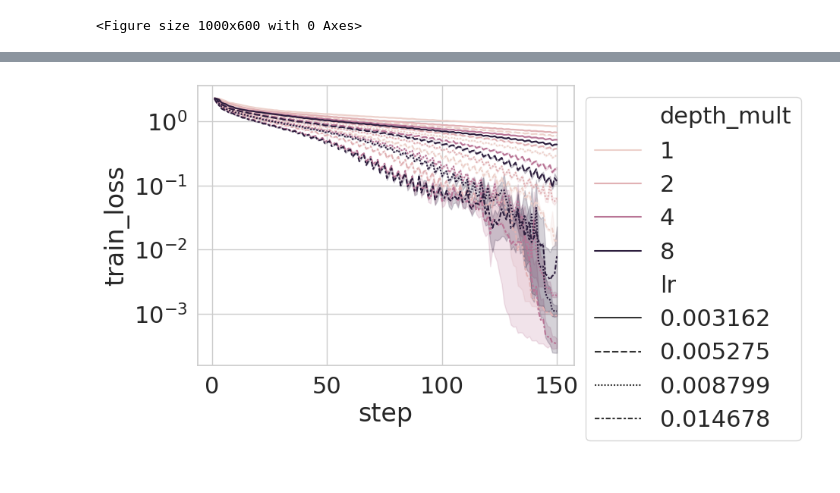
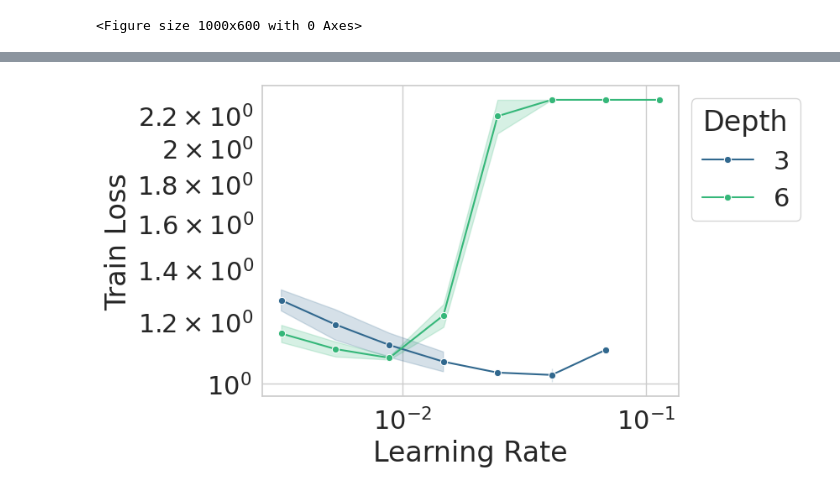
Before and after one commit to lorenzonoci/nn_large_depth_width_landscape, a Jupyter notebook: visualize.ipynb, the cells around one changed output, grey strips where cells are left out. Saved outputs shown, nothing was run; the diff lists cells and outputs as text; code cells hidden in the pictures.

```diff
--- a/visualize.ipynb
+++ b/visualize.ipynb
@@ -135,11 +137,13 @@ def get_metrics_df(run_ds, metric):
             continue
     return pd.DataFrame(ds)
 # %%
-sns.set(style="whitegrid", font_scale=2.0, palette=sns.color_palette("rocket", n_colors=5))
+sns.set_palette(sns.color_palette("viridis", n_colors=5))
+sns.set_theme(style="whitegrid", font_scale=2.0, palette=sns.color_palette("viridis", n_colors=5))
+
 plt.figure(figsize = (10,6))
-folder_path = "/lustre/home/ameterez/work/icml2024/rebuttal/cifar10_ce/"
+folder_path = "/home/ameterez/work/icml2024/rebuttal/cifar10_mup_disabled_residuals_2_seeds_rerun"
 metric = "train_loss"
-run_ds = get_data(folder_path, epoch=9)
+run_ds = get_data(folder_path, epoch=19)
 df = loss_curves(run_ds, acc=False).reset_index()
 # %% [output]
 <Figure size 1000x600 with 0 Axes>
@@ -151,10 +155,18 @@ print(lrs)
 # %%
-df2 = df[df['lr'].isin(lrs[0:4])]
-df2 = df2[df2['width_mult'] == 4]
+# df2 = df[df['lr'].isin(lrs[0:4])]
+df2 = df[df['step'] == 380]
+df2 = df2[df2['Depth'] > 0]
+df2 = df2[df2['width_mult'] == 2]
 fig, ax = plt.subplots(ncols=1, nrows=1)
-sns.lineplot(df2, x='step', y='train_loss', hue='depth_mult', style='lr', ax=ax)
+sns.lineplot(df2, x='lr', y='train_loss', hue='Depth', ax=ax, marker='o', palette=sns.color_palette("viridis", n_colors=2))
 sns.move_legend(ax, loc='upper left', bbox_to_anchor=(1, 1))
 ax.set_yscale('log')
-fig.show()
+ax.set_xscale('log')
+ax.set_ylabel("Train Loss")
+ax.set_xlabel("Learning Rate")
+# ax.set_ylim(2.2, 2.4)
+# fig.savefig('sp_2000_warmup_transfer.pdf', bbox_inches='tight')
+fig.savefig('mup_no_residuals_transfer.pdf', bbox_inches='tight')
+# fig.show()
 # %% [output]
-[figure, old version]
+[figure, new version]
```
Also changed, not shown: parts of 7 cells of this notebook, 8 other files.
